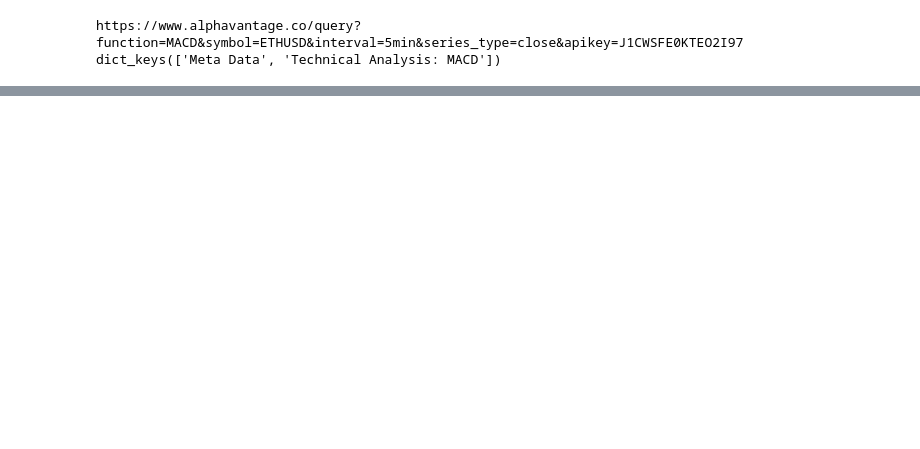
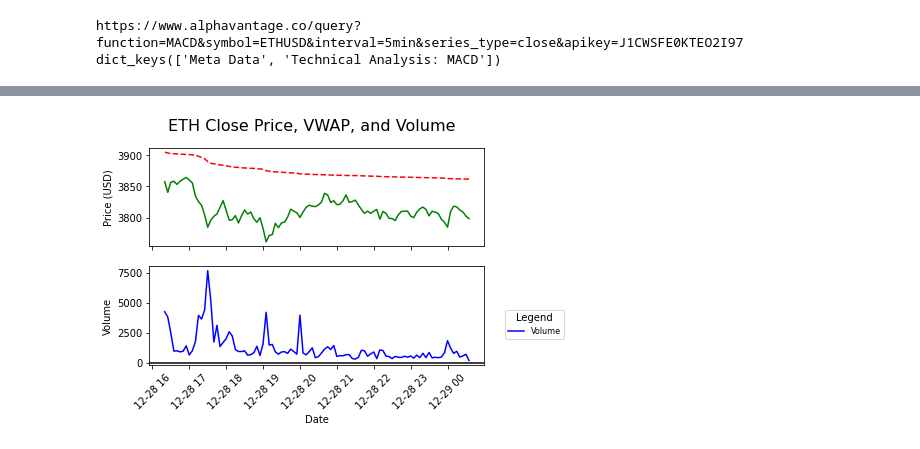
Before and after one commit to jdkincan/thesis, a Jupyter notebook: test.ipynb, the cells around one changed output, grey strips where cells are left out. Saved outputs shown, nothing was run; the diff lists cells and outputs as text; code cells hidden in the pictures; blank space fills up the shorter version.

```diff
--- a/test.ipynb
+++ b/test.ipynb
@@ -242,0 +279,28 @@ plt.show()
+# %%
+# Define figure and axis
+fig, axs = plt.subplots(2,1, sharex=True)
+
+# Set title and axes labels
+fig.suptitle(t = "ETH Close Price, VWAP, and Volume", fontsize = 16)
+#axs.set_title("ETH Close Price With MACD Overlay")
+
+axs[1].set_xlabel("Date")
+axs[0].set_ylabel("Price (USD)")
+axs[1].set_ylabel("Volume")
+
+
+
+# Create the plot
+axs[0].plot(df['close'], "-", label = "Close Price", color = "green")
+axs[0].plot(df['vwap'], "--", label = "VWAP", color = "red")
+
+axs[1].plot(df['volume'], "-", label = "Volume", color = "blue")
+
+plt.legend(title = "Legend", fontsize = 8, bbox_to_anchor=(1.25, .6), loc="upper right")
+plt.xticks(rotation=45)
+axs[1].axhline(y=0, color = 'black')
+
+# Show
+plt.show()
+# %% [output]
+[figure, added]
```
Also changed, not shown: parts of 13 cells of this notebook.
